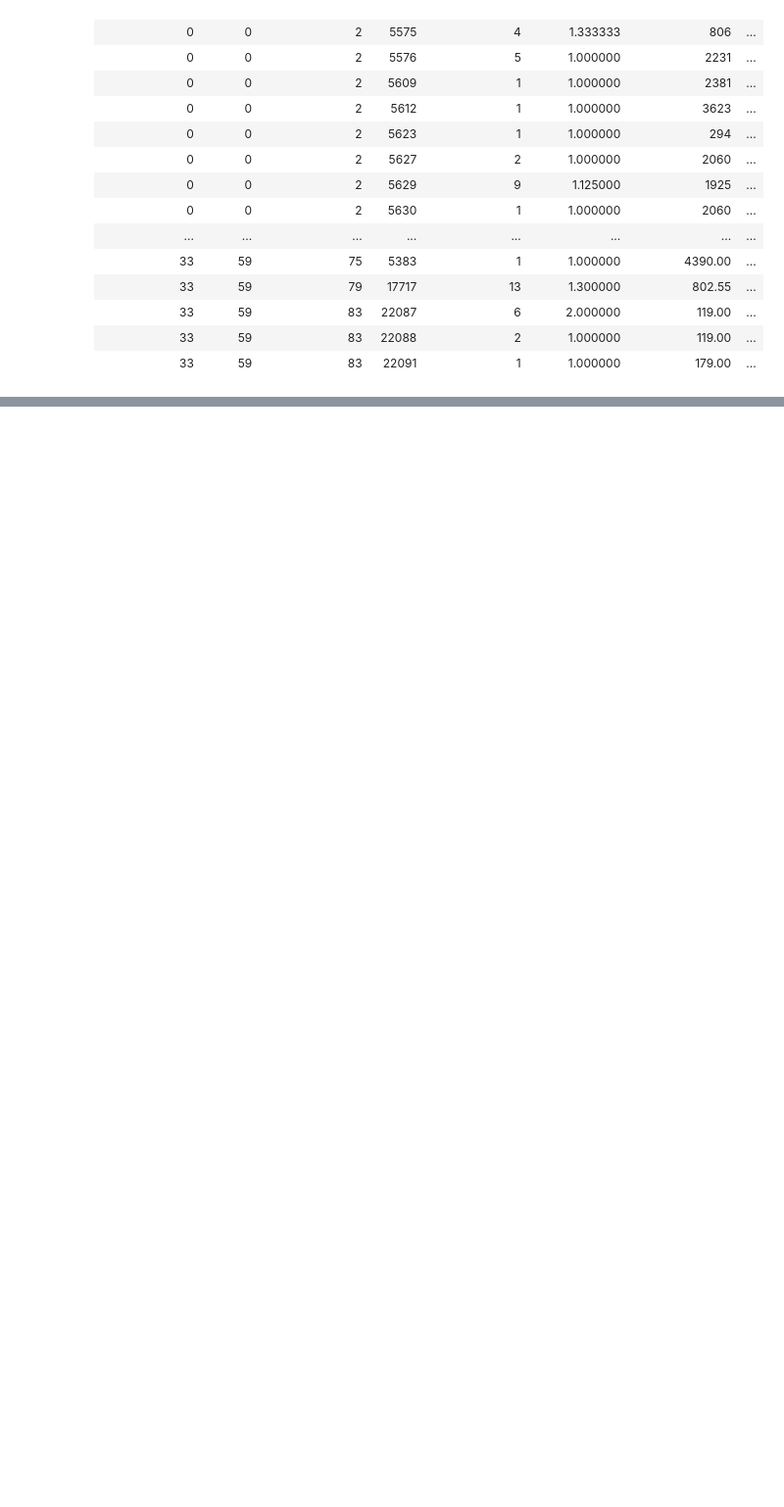
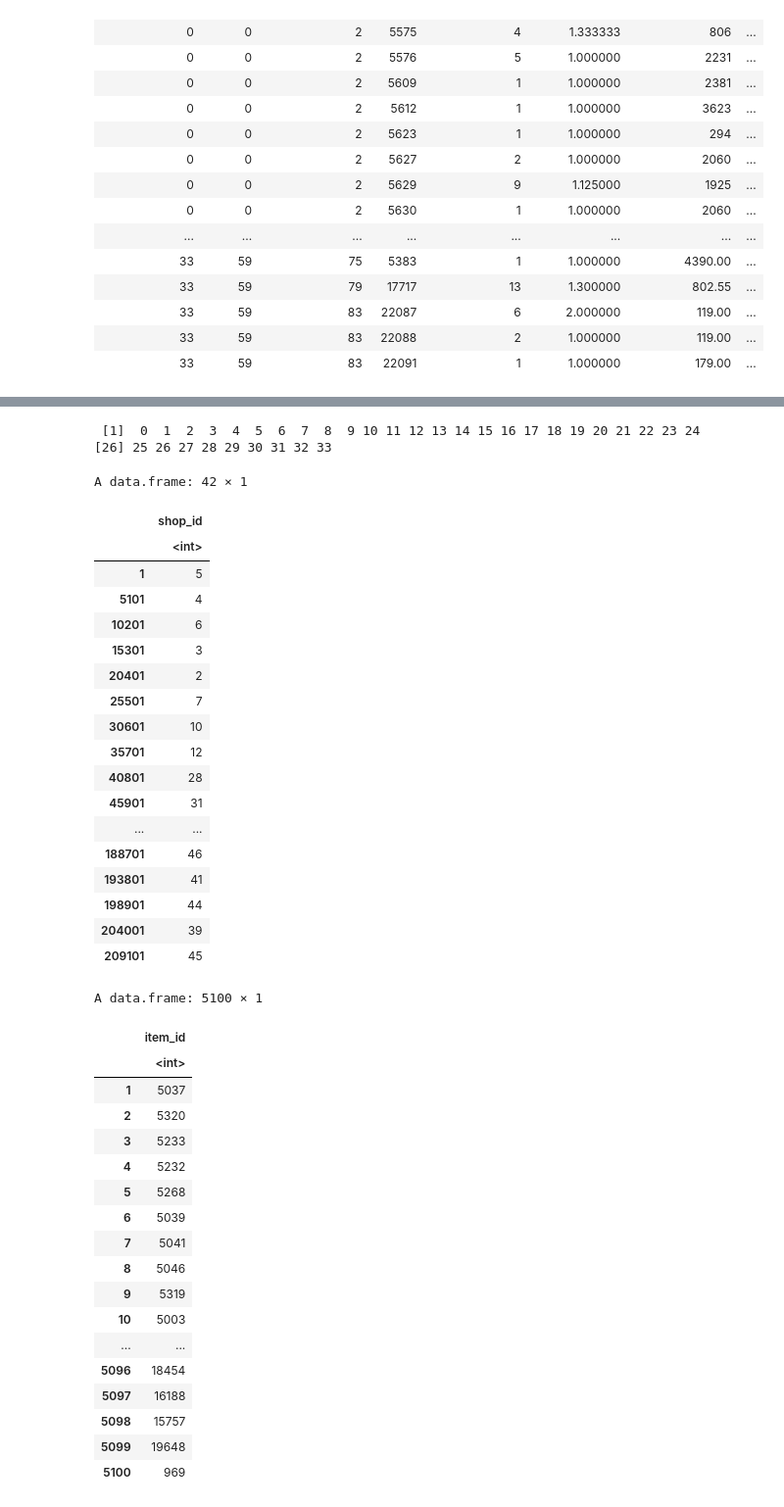
Before and after one commit to ss3468/CS636_Final_Project, a Jupyter notebook: Final_Project_sales.ipynb, the cells around one changed output, grey strips where cells are left out. Shown at 98% size. Saved outputs shown, nothing was run; the diff lists cells and outputs as text; code cells hidden in the pictures; blank space fills up the shorter version.

```diff
--- a/Final_Project_sales.ipynb
+++ b/Final_Project_sales.ipynb
@@ -90,0 +114,48 @@ A grouped_df: 1590755 × 8
+# %%
+shop_ids = unique(testData['shop_id'])
+item_ids = unique(testData['item_id'])
+months<-0:33
+months
+shop_ids
+item_ids
+# %% [output]
+ [1]  0  1  2  3  4  5  6  7  8  9 10 11 12 13 14 15 16 17 18 19 20 21 22 23 24
+[26] 25 26 27 28 29 30 31 32 33
+A data.frame: 42 × 1
+|  | shop_id |
+|  | <int> |
+| 1 | 5 |
+| 5101 | 4 |
+| 10201 | 6 |
+| 15301 | 3 |
+| 20401 | 2 |
+| 25501 | 7 |
+| 30601 | 10 |
+| 35701 | 12 |
+| 40801 | 28 |
+| 45901 | 31 |
+| ... | ... |
+| 188701 | 46 |
+| 193801 | 41 |
+| 198901 | 44 |
+| 204001 | 39 |
+| 209101 | 45 |
+A data.frame: 5100 × 1
+|  | item_id |
+|  | <int> |
+| 1 | 5037 |
+| 2 | 5320 |
+| 3 | 5233 |
+| 4 | 5232 |
+| 5 | 5268 |
+| 6 | 5039 |
+| 7 | 5041 |
+| 8 | 5046 |
+| 9 | 5319 |
+| 10 | 5003 |
+| ... | ... |
+| 5096 | 18454 |
+| 5097 | 16188 |
+| 5098 | 15757 |
+| 5099 | 19648 |
+| 5100 | 969 |
```
Also changed, not shown: parts of 1 cell of this notebook.
